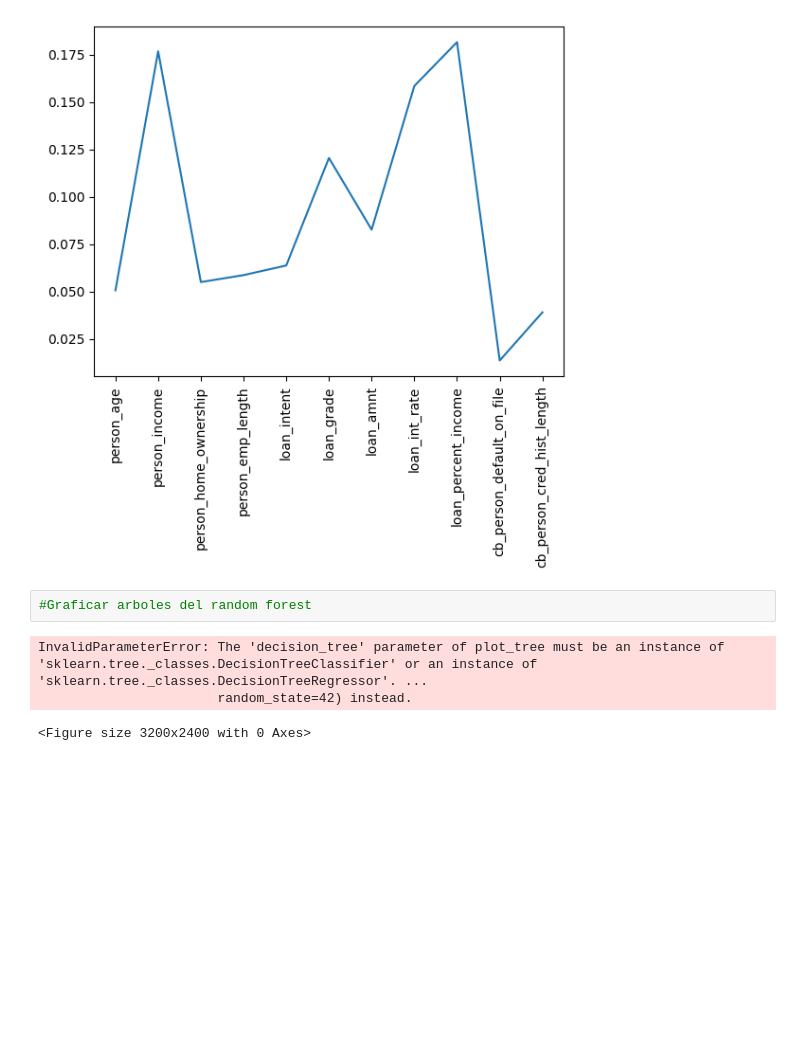
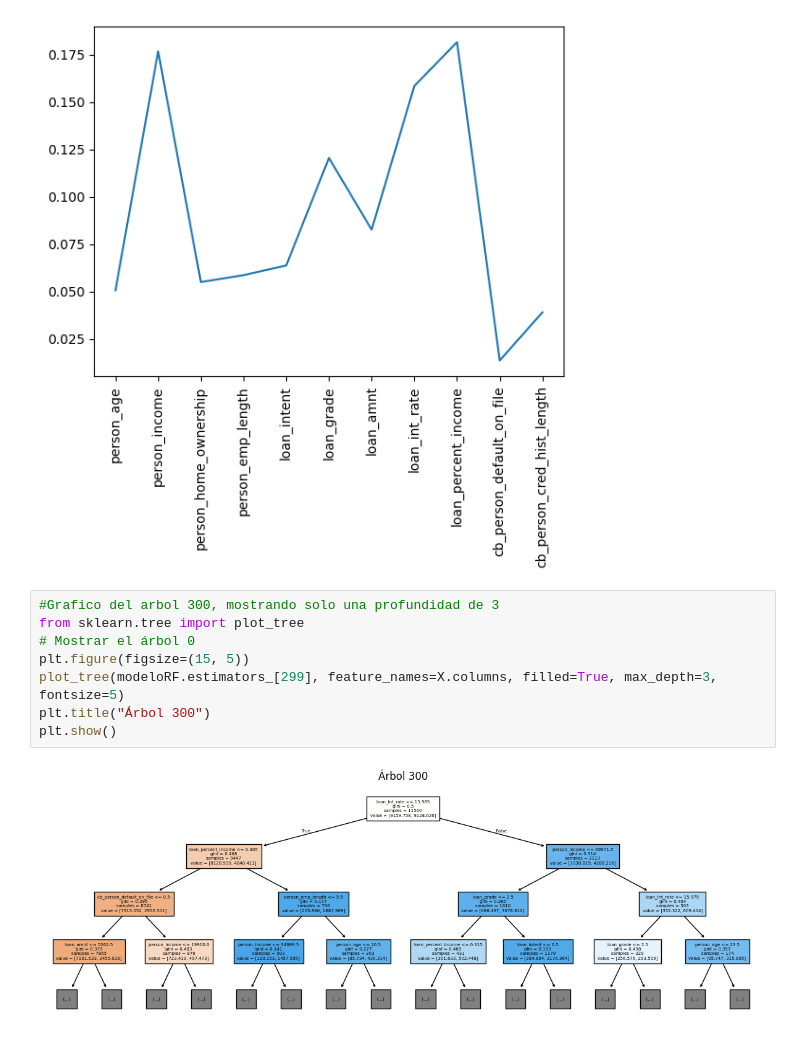
Before and after one commit to maxiskjd/skjd, a Jupyter notebook: Proyecto1.ipynb, the cells around one changed output. Cells and saved outputs as stored; diff of their text form; blank space fills up the shorter version.

Commit message:
plot tree

```diff
--- a/Proyecto1.ipynb
+++ b/Proyecto1.ipynb
@@ -197,8 +197,12 @@ plt.show()
 # %% [output]
 [figure]
 # %%
-#Graficar arboles del random forest
+#Grafico del arbol 300, mostrando solo una profundidad de 3
+from sklearn.tree import plot_tree
+# Mostrar el árbol 0
+plt.figure(figsize=(15, 5))
+plot_tree(modeloRF.estimators_[299], feature_names=X.columns, filled=True, max_depth=3, fontsize=5)
+plt.title("Árbol 300")
+plt.show()
 # %% [output]
-InvalidParameterError: The 'decision_tree' parameter of plot_tree must be an instance of 'sklearn.tree._classes.DecisionTreeClassifier' or an instance of 'sklearn.tree._classes.DecisionTreeRegressor'. ...
-                       random_state=42) instead.
-<Figure size 3200x2400 with 0 Axes>
+[figure, added]
```
